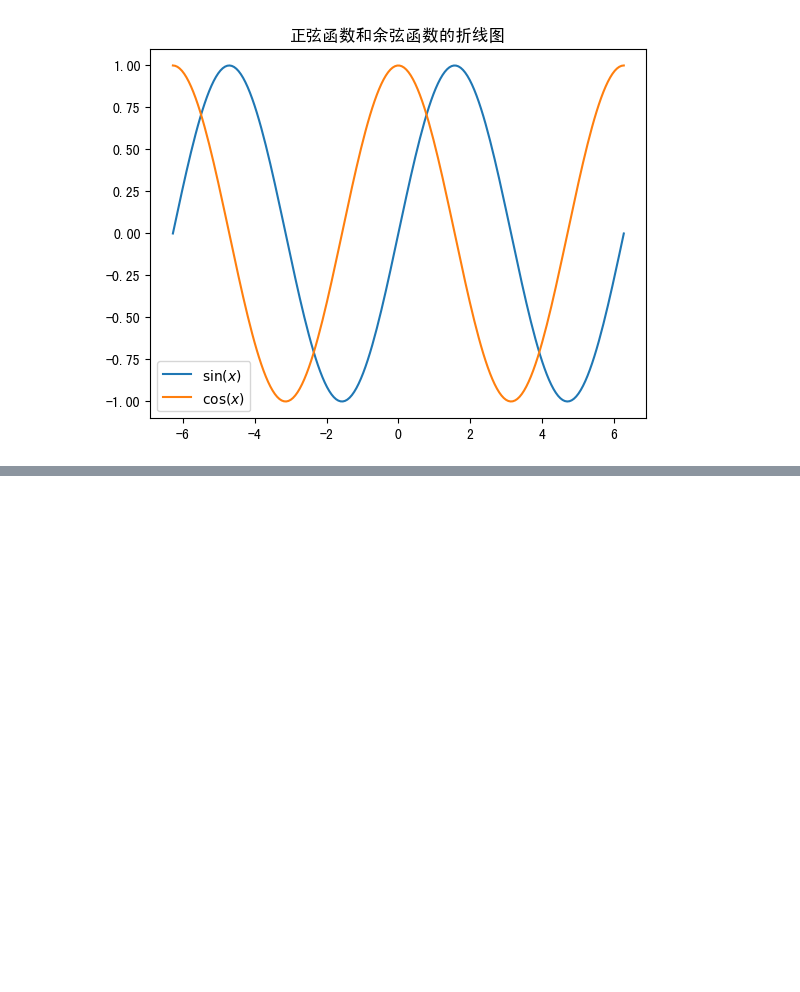
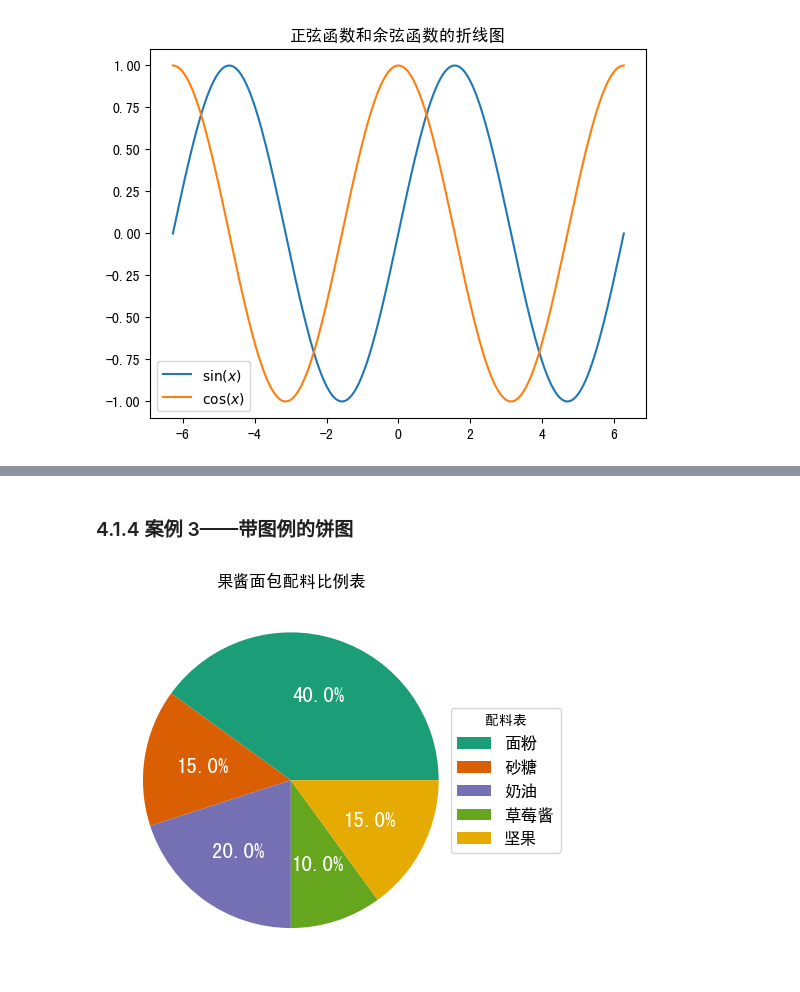
Before and after one commit to Mark-Walen/matplotlib-app, a Jupyter notebook: paragraph-4/matplotlib_improve_statistic_graphic.ipynb, the cells around one changed output, grey strips where cells are left out. Saved outputs shown, nothing was run; the diff lists cells and outputs as text; code cells hidden in the pictures; blank space fills up the shorter version.

```diff
--- a/paragraph-4/matplotlib_improve_statistic_graphic.ipynb
+++ b/paragraph-4/matplotlib_improve_statistic_graphic.ipynb
@@ -28,0 +68,27 @@ plt.show()
+# %% [markdown]
+### 4.1.4 案例 3——带图例的饼图
+# %%
+import matplotlib as mpl
+import matplotlib.pyplot as plt
+
+mpl.rcParams["font.sans-serif"] = ["SimHei"]
+mpl.rcParams["axes.unicode_minus"] = False
+
+elements = ["面粉", "砂糖", "奶油", "草莓酱", "坚果"]
+
+weight = [40, 15, 20, 10, 15]
+
+colors = ["#1b9e77", "#d95f02", "#7570b3", "#66a61e", "#e6ab02"]
+
+wedges, texts, autotexts = plt.pie(weight, autopct="%3.1f%%", textprops=dict(color="w"), colors=colors)
+
+plt.legend(wedges, elements, fontsize=12, title="配料表", loc="center left", bbox_to_anchor=(0.91, 0, 0.3, 1))
+
+plt.setp(autotexts, size=15, weight="bold")
+plt.setp(texts, size=12)
+
+plt.title("果酱面包配料比例表")
+
+plt.show()
+# %% [output]
+[figure, added]
```
Also changed, not shown: parts of 7 cells of this notebook.
